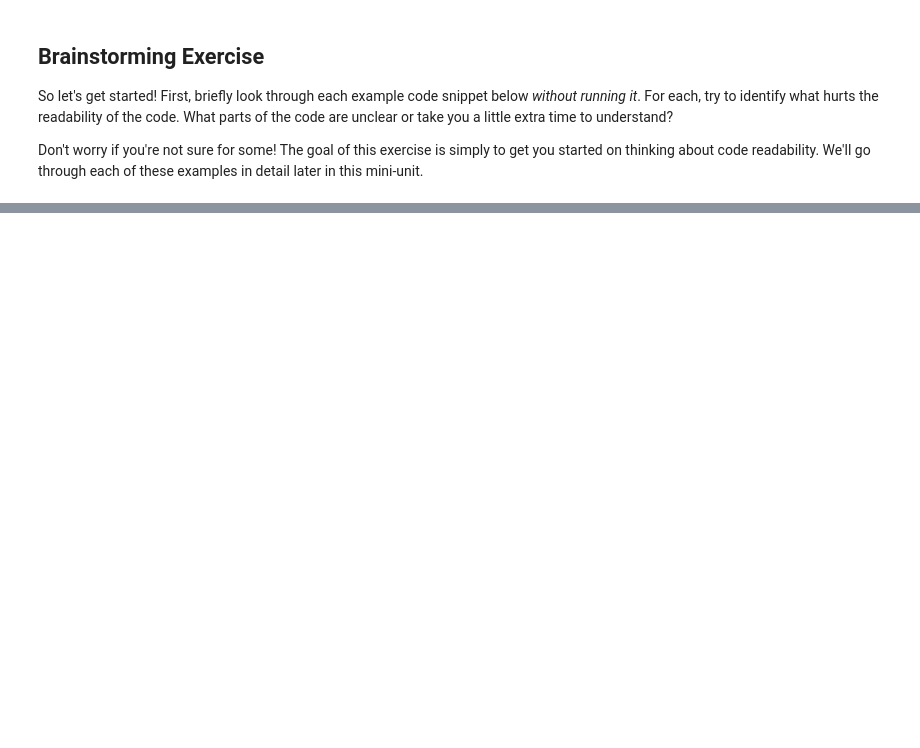
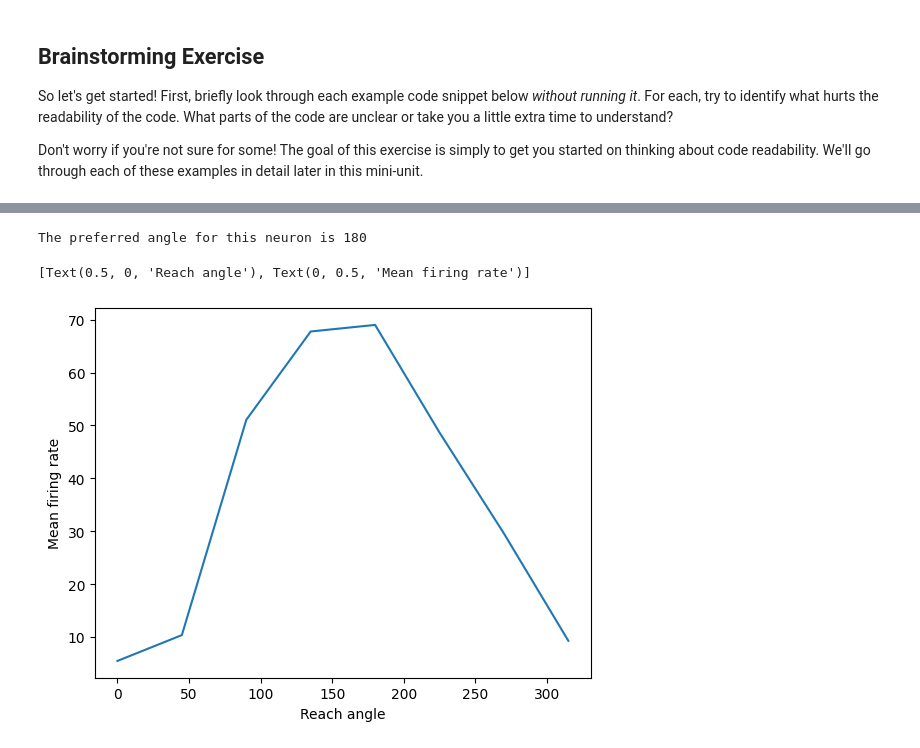
Before and after one commit to ebatty/CorrectReadableScientificCode, a Jupyter notebook: MiniUnit2/MiniUnit2_Intro.ipynb, the cells around one changed output, grey strips where cells are left out. Drawn from its saved outputs; the diff is of its cells as text; code cells hidden in the pictures; blank space fills up the shorter version.

```diff
--- a/MiniUnit2/MiniUnit2_Intro.ipynb
+++ b/MiniUnit2/MiniUnit2_Intro.ipynb
@@ -95,0 +195,19 @@ Click on each cleaning product below to learn about different clean code best pr
+# %%
+# Loop over codons
+p=''
+for i in range(0,len(dna_sequence),3):
+  # Extract codon
+  c = dna_sequence[i:i+3]
+  if dna_codons[c] == 'START':
+      # If codon is start, start translating with following codon
+      for j in range(i+3,len(dna_sequence),3):
+          t = dna_sequence[j:j+3]
+          # Extract amino acid
+          a = dna_codons[t]
+          # Check if not stop codon
+          if a!='STOP':
+            # Add to protein sequence if not
+            p += a
+print(p)
+
+assert p==true_translation, 'Translation is no longer correct'
@@ -95,0 +291,31 @@ Click on each cleaning product below to learn about different clean code best pr
+# %%
+import numpy as np
+import matplotlib.pyplot as plt
+
+# Compute average firing rate per angle
+avfr = np.zeros((8,))
+for i in range(8): # loops over angles
+   ss = 0 # tracks sum of spikes
+   for j in range(1000): # loops over trials
+      if trial_angles[j]==reaching_angles[i]: # checks if that trial was that angle
+          for t in range(500,1000): # loop over relevant time bins
+              ss=ss+spikes[1,j,t].sum() # sum spikes in that time bin
+   avfr[i]=ss/100/.5
+
+# Get preferred angle
+max_firing_rate = 0
+for i_angle in range(8):
+    if avfr[i_angle] > max_firing_rate:
+        preferred_angle = reaching_angles[i_angle]
+        max_firing_rate = avfr[i_angle]
+
+print('The preferred angle for this neuron is ' + str(preferred_angle))
+
+# Plot average firing rate per angle
+ax = plt.axes()
+ax.plot(reaching_angles, avfr)
+ax.set(xlabel='Reach angle', ylabel='Mean firing rate')
+# %% [output]
+The preferred angle for this neuron is 180
+[Text(0.5, 0, 'Reach angle'), Text(0, 0.5, 'Mean firing rate')]
+[figure, added]
```
Also changed, not shown: parts of 17 cells of this notebook.
